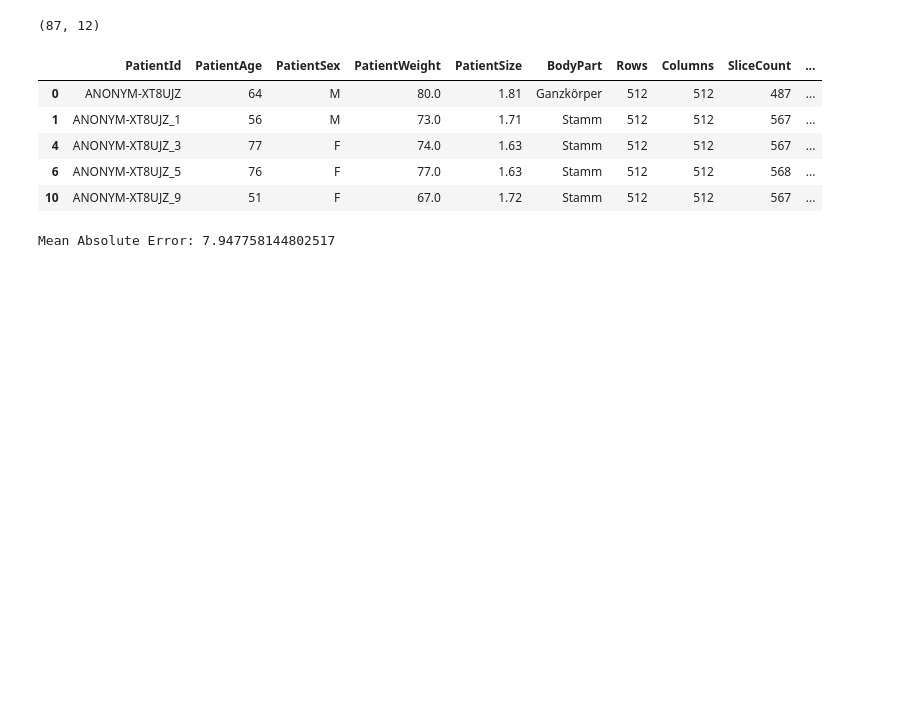
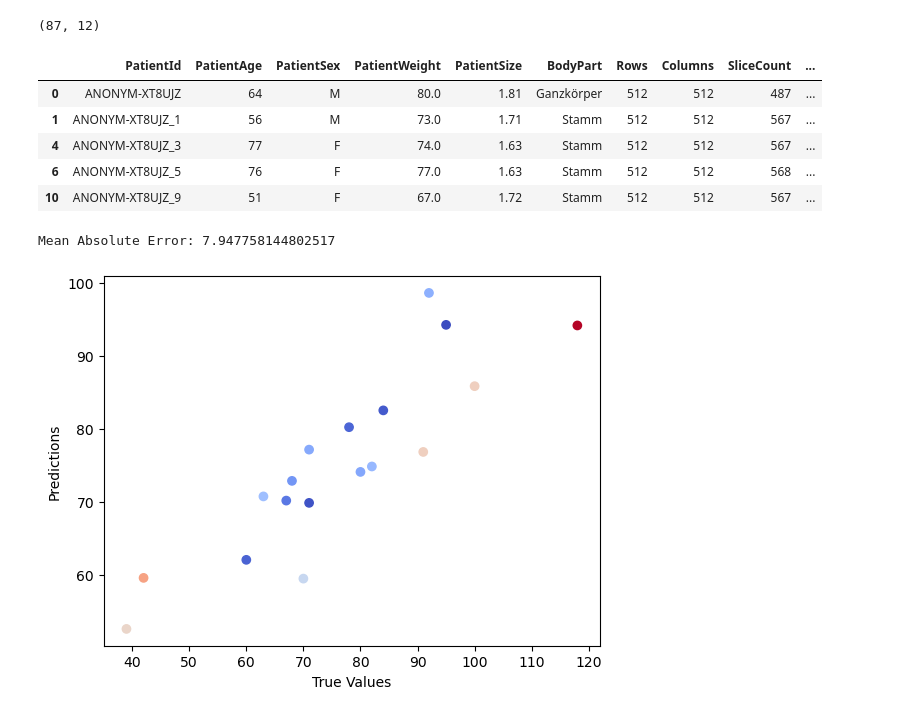
Before and after one commit to Justin-SG/inferring_body_weight_from_ct_scans, a Jupyter notebook: 4_Modelling/BaseLine/BinCounter.ipynb, the cells around one changed output. Cells and saved outputs as stored; diff of their text form; code cells hidden in the pictures; blank space fills up the shorter version.

```diff
--- a/4_Modelling/BaseLine/BinCounter.ipynb
+++ b/4_Modelling/BaseLine/BinCounter.ipynb
@@ -61,3 +61,10 @@ mae = metrics.mean_absolute_error(y_test, y_pred)
 print(f'Mean Absolute Error: {mae}')
 # %% [output]
 Mean Absolute Error: 7.947758144802517
+# %%
+plt.scatter(y_test, y_pred, c=np.abs(y_test - y_pred), cmap='coolwarm')
+plt.xlabel('True Values')
+plt.ylabel('Predictions')
+plt.show()
+# %% [output]
+[figure, added]
```
Also changed, not shown: parts of 1 cell of this notebook, 7 other files.
